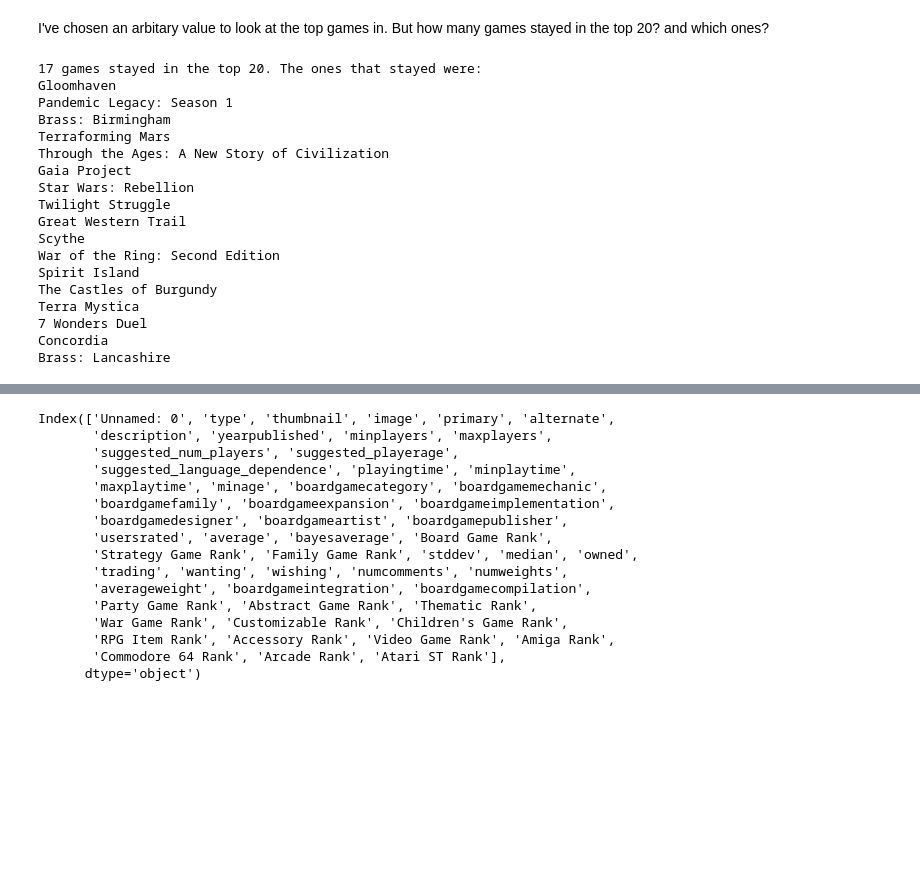
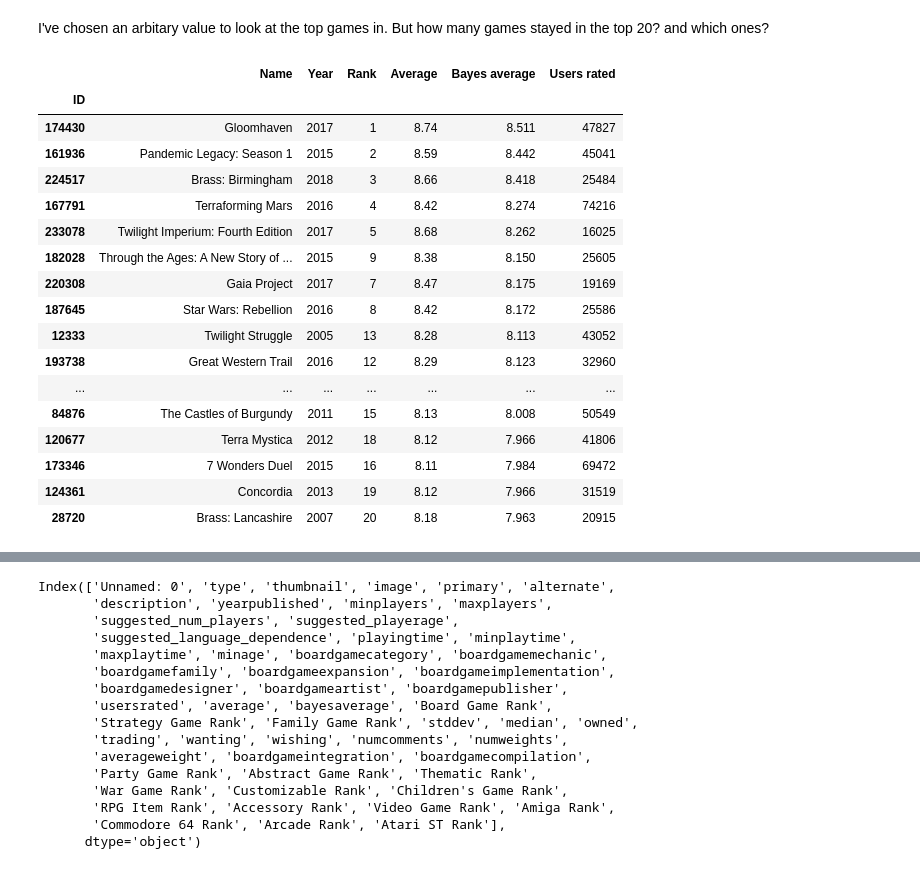
Before and after one commit to J-Zoo99/portfolio, a Jupyter notebook: BoardGameGeek.ipynb, the cells around one changed output, grey strips where cells are left out. Cells and saved outputs as stored; diff of their text form; code cells hidden in the pictures; blank space fills up the shorter version.

```diff
--- a/BoardGameGeek.ipynb
+++ b/BoardGameGeek.ipynb
@@ -132,29 +132,34 @@ top20_2022
 # %% [markdown]
 I've chosen an arbitary value to look at the top games in. But how many games stayed in the top 20? and which ones?
 # %%
-stayed_in_top20 = top20_2020.merge(top20_2022, how='inner', left_on = 'Name', right_on = 'Name')['Name'].values
-num_in_top20 = len(stayed_in_top20)
-stayedString = ""
-for game in stayed_in_top20:
-    stayedString = stayedString + game + "\n"
-stayedString =  stayedString [:-1]
-print(f"{num_in_top20} games stayed in the top 20. The ones that stayed were: \n{stayedString}")
+stayed_in_top20_ids = []
+for id in top20_2020.index:
+    if id in top20_2022.index:
+        stayed_in_top20_ids.append(id)
+stayed_in_top20 = top20_2022.loc[stayed_in_top20_ids]
+stayed_in_top20
+
+
+#stayedString = ""
+#for name in stayed_in_top20['Name'].values:
+#    stayedString = stayedString + f"{name}\n"
+#print(f"{stayed_in_top20.shape[0]} games stayed in the top 20. The ones that stayed were: \n{stayedString}")
 # %% [output]
-17 games stayed in the top 20. The ones that stayed were:
-Gloomhaven
-Pandemic Legacy: Season 1
-Brass: Birmingham
-Terraforming Mars
-Through the Ages: A New Story of Civilization
-Gaia Project
-Star Wars: Rebellion
-Twilight Struggle
-Great Western Trail
-Scythe
-War of the Ring: Second Edition
-Spirit Island
-The Castles of Burgundy
-Terra Mystica
-7 Wonders Duel
-Concordia
-Brass: Lancashire
+|  | Name | Year | Rank | Average | Bayes average | Users rated |
+| ID |  |  |  |  |  |  |
+| 174430 | Gloomhaven | 2017 | 1 | 8.74 | 8.511 | 47827 |
+| 161936 | Pandemic Legacy: Season 1 | 2015 | 2 | 8.59 | 8.442 | 45041 |
+| 224517 | Brass: Birmingham | 2018 | 3 | 8.66 | 8.418 | 25484 |
+| 167791 | Terraforming Mars | 2016 | 4 | 8.42 | 8.274 | 74216 |
+| 233078 | Twilight Imperium: Fourth Edition | 2017 | 5 | 8.68 | 8.262 | 16025 |
+| 182028 | Through the Ages: A New Story of ... | 2015 | 9 | 8.38 | 8.150 | 25605 |
+| 220308 | Gaia Project | 2017 | 7 | 8.47 | 8.175 | 19169 |
+| 187645 | Star Wars: Rebellion | 2016 | 8 | 8.42 | 8.172 | 25586 |
+| 12333 | Twilight Struggle | 2005 | 13 | 8.28 | 8.113 | 43052 |
+| 193738 | Great Western Trail | 2016 | 12 | 8.29 | 8.123 | 32960 |
+| ... | ... | ... | ... | ... | ... | ... |
+| 84876 | The Castles of Burgundy | 2011 | 15 | 8.13 | 8.008 | 50549 |
+| 120677 | Terra Mystica | 2012 | 18 | 8.12 | 7.966 | 41806 |
+| 173346 | 7 Wonders Duel | 2015 | 16 | 8.11 | 7.984 | 69472 |
+| 124361 | Concordia | 2013 | 19 | 8.12 | 7.966 | 31519 |
+| 28720 | Brass: Lancashire | 2007 | 20 | 8.18 | 7.963 | 20915 |
```
Also changed, not shown: parts of 11 cells of this notebook.
